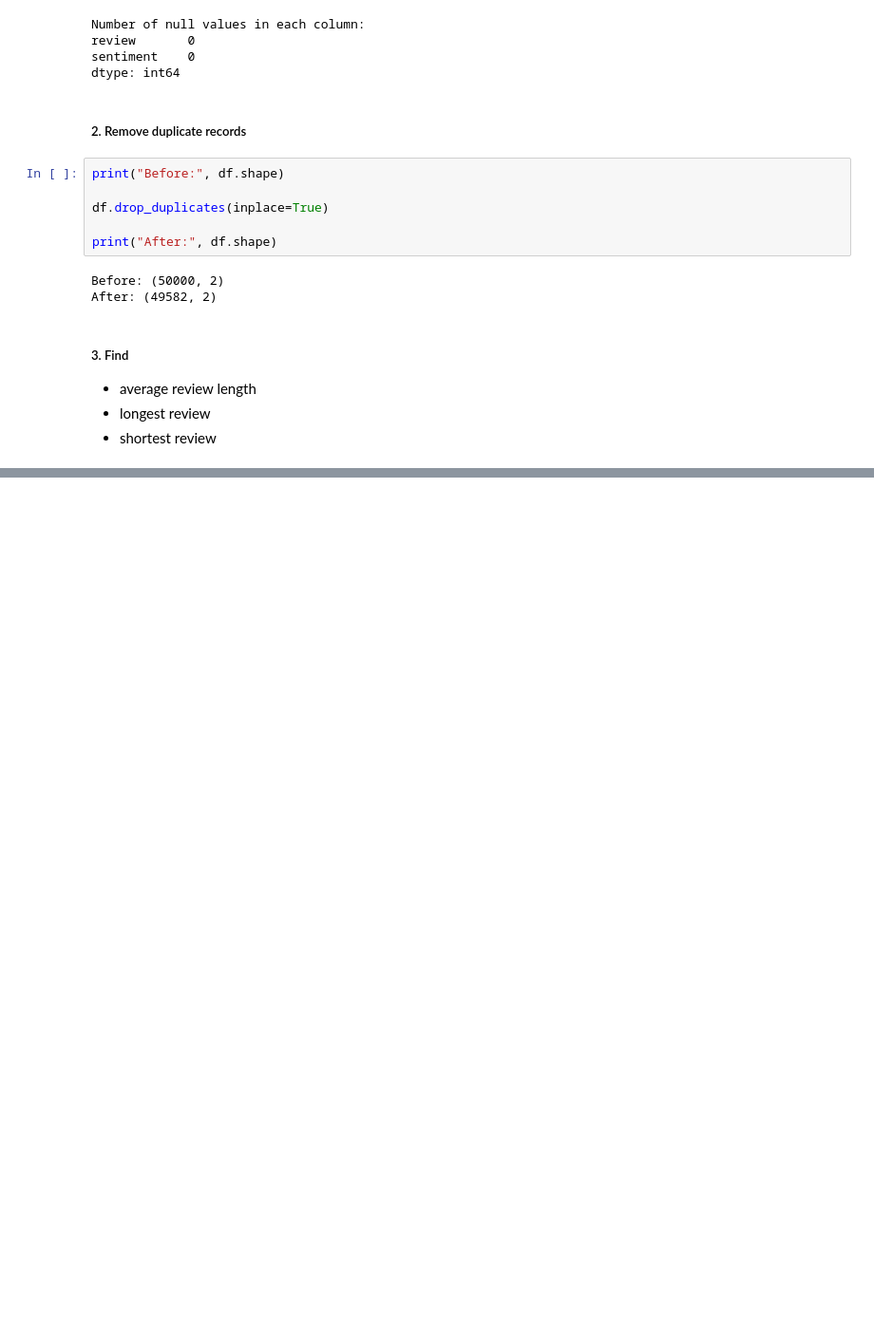
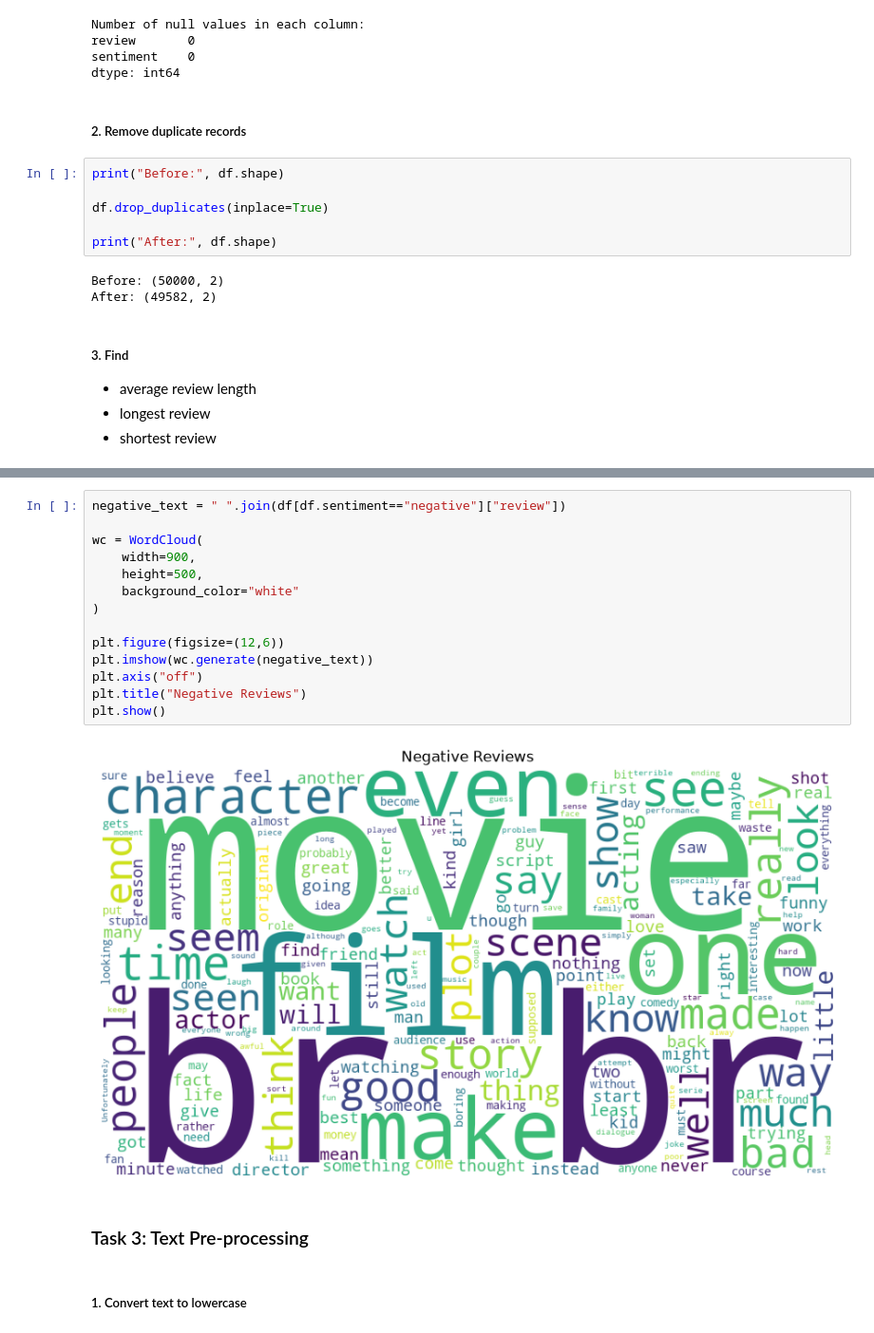
Before and after one commit to JindalChaitanya/CDAC-PGCP-AI, a Jupyter notebook: Natural Language Processing/Lab Assessment/ChaitanyaJindal_NLP_LabAssessment.ipynb, the cells around one changed output, grey strips where cells are left out. Shown at 95% size. Drawn from its saved outputs; the diff is of its cells as text; blank space fills up the shorter version.

```diff
--- a/Natural Language Processing/Lab Assessment/ChaitanyaJindal_NLP_LabAssessment.ipynb
+++ b/Natural Language Processing/Lab Assessment/ChaitanyaJindal_NLP_LabAssessment.ipynb
@@ -104,0 +162,20 @@ After: (49582, 2)
+# %%
+negative_text = " ".join(df[df.sentiment=="negative"]["review"])
+
+wc = WordCloud(
+    width=900,
+    height=500,
+    background_color="white"
+)
+
+plt.figure(figsize=(12,6))
+plt.imshow(wc.generate(negative_text))
+plt.axis("off")
+plt.title("Negative Reviews")
+plt.show()
+# %% [output]
+[figure, added]
+# %% [markdown]
+### Task 3: Text Pre-processing
+# %% [markdown]
+##### 1. Convert text to lowercase
```
Also changed, not shown: parts of 44 cells of this notebook.
